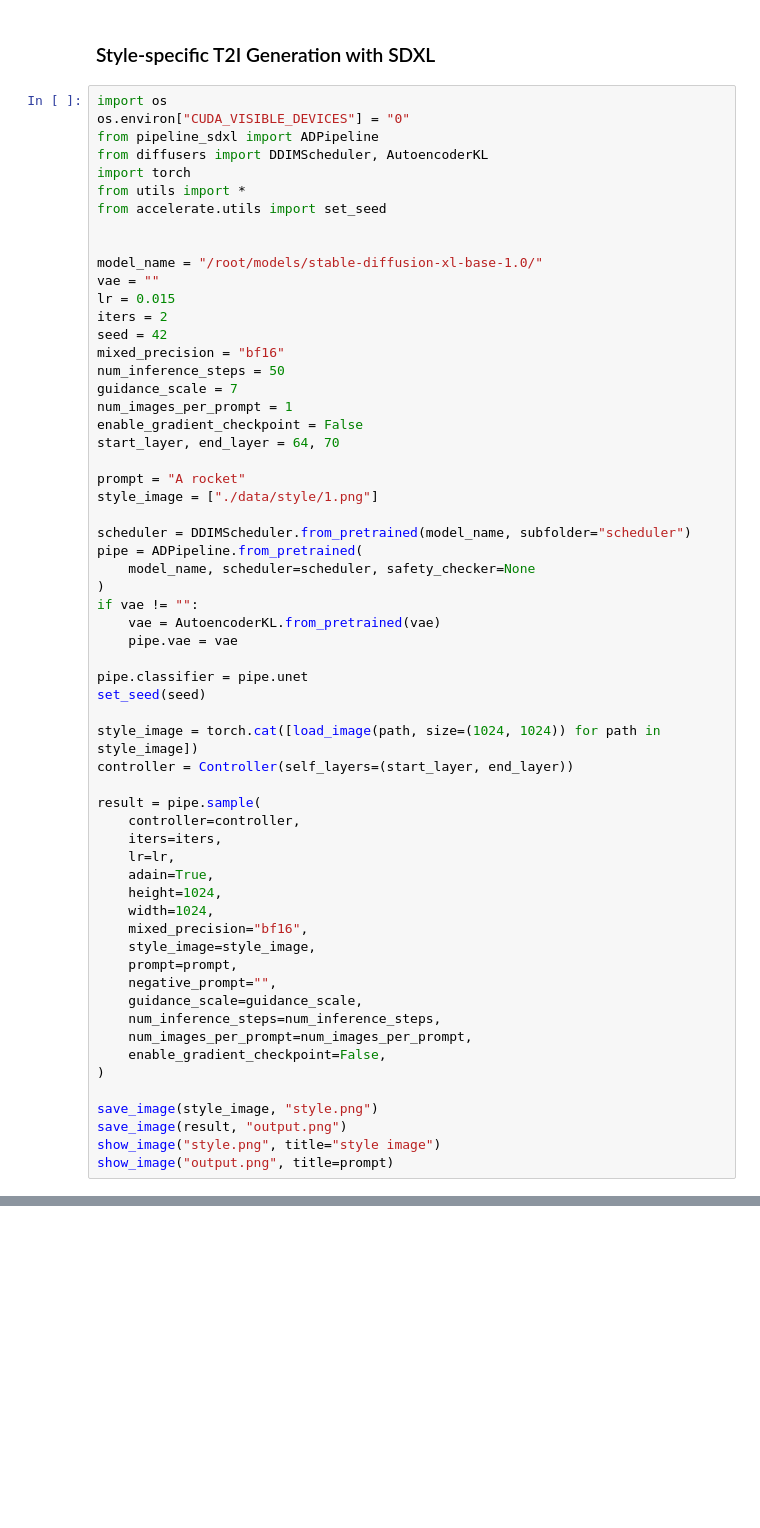
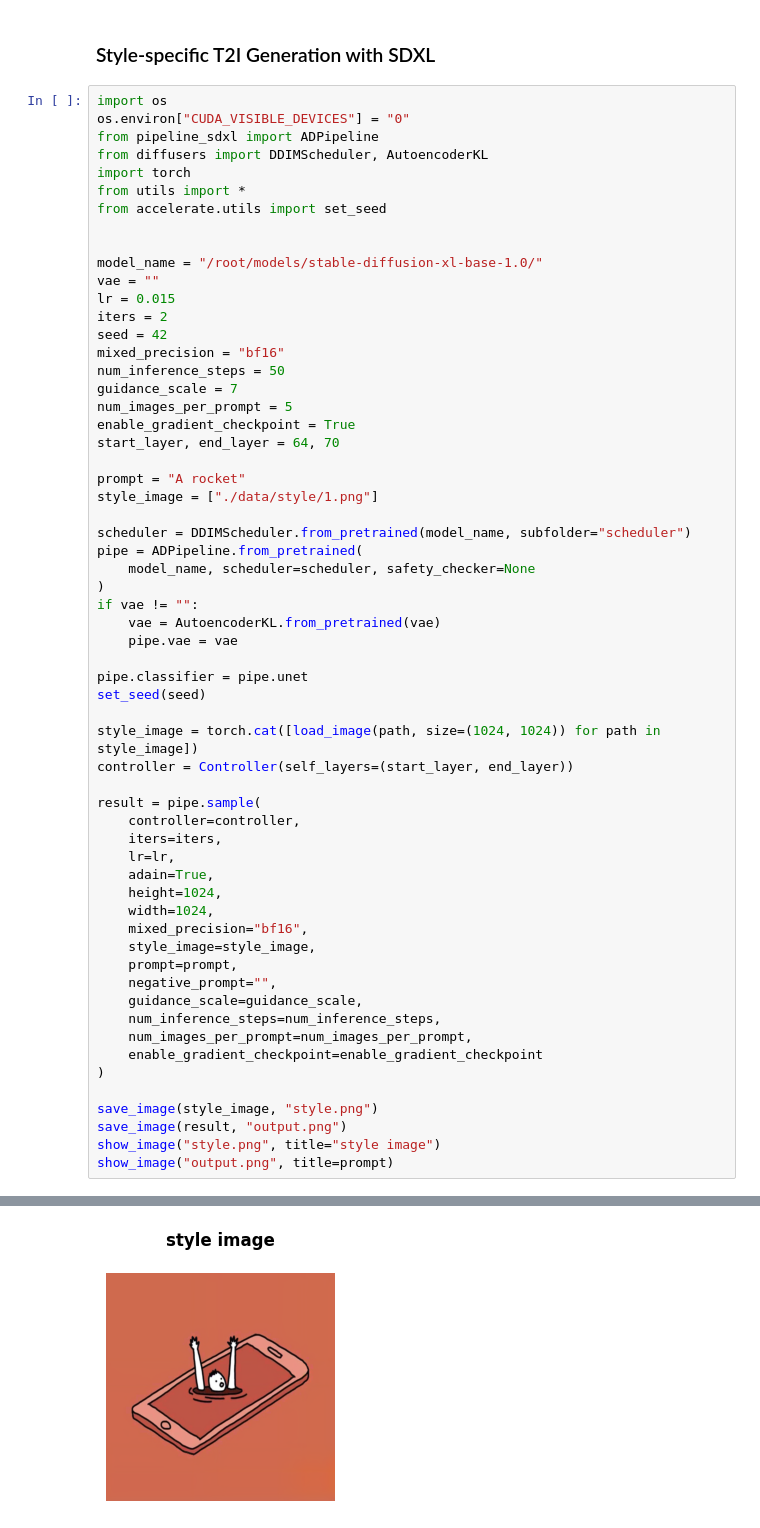
Before and after one commit to xugao97/AttentionDistillation, a Jupyter notebook: ad.ipynb, the cells around one changed output, grey strips where cells are left out. Cells and saved outputs as stored; diff of their text form; blank space fills up the shorter version.

```diff
--- a/ad.ipynb
+++ b/ad.ipynb
@@ -352,8 +356,8 @@ seed = 42
 mixed_precision = "bf16"
 num_inference_steps = 50
 guidance_scale = 7
-num_images_per_prompt = 1
-enable_gradient_checkpoint = False
+num_images_per_prompt = 5
+enable_gradient_checkpoint = True
 start_layer, end_layer = 64, 70
 
 prompt = "A rocket"
@@ -387,10 +391,11 @@ result = pipe.sample(
     guidance_scale=guidance_scale,
     num_inference_steps=num_inference_steps,
     num_images_per_prompt=num_images_per_prompt,
-    enable_gradient_checkpoint=False,
+    enable_gradient_checkpoint=enable_gradient_checkpoint
 )
 
 save_image(style_image, "style.png")
 save_image(result, "output.png")
 show_image("style.png", title="style image")
 show_image("output.png", title=prompt)
+# %% [output]
@@ -396,0 +405 @@ show_image("output.png", title=prompt)
+[figure, added]
```
Also changed, not shown: parts of 2 cells of this notebook, 2 other files.
